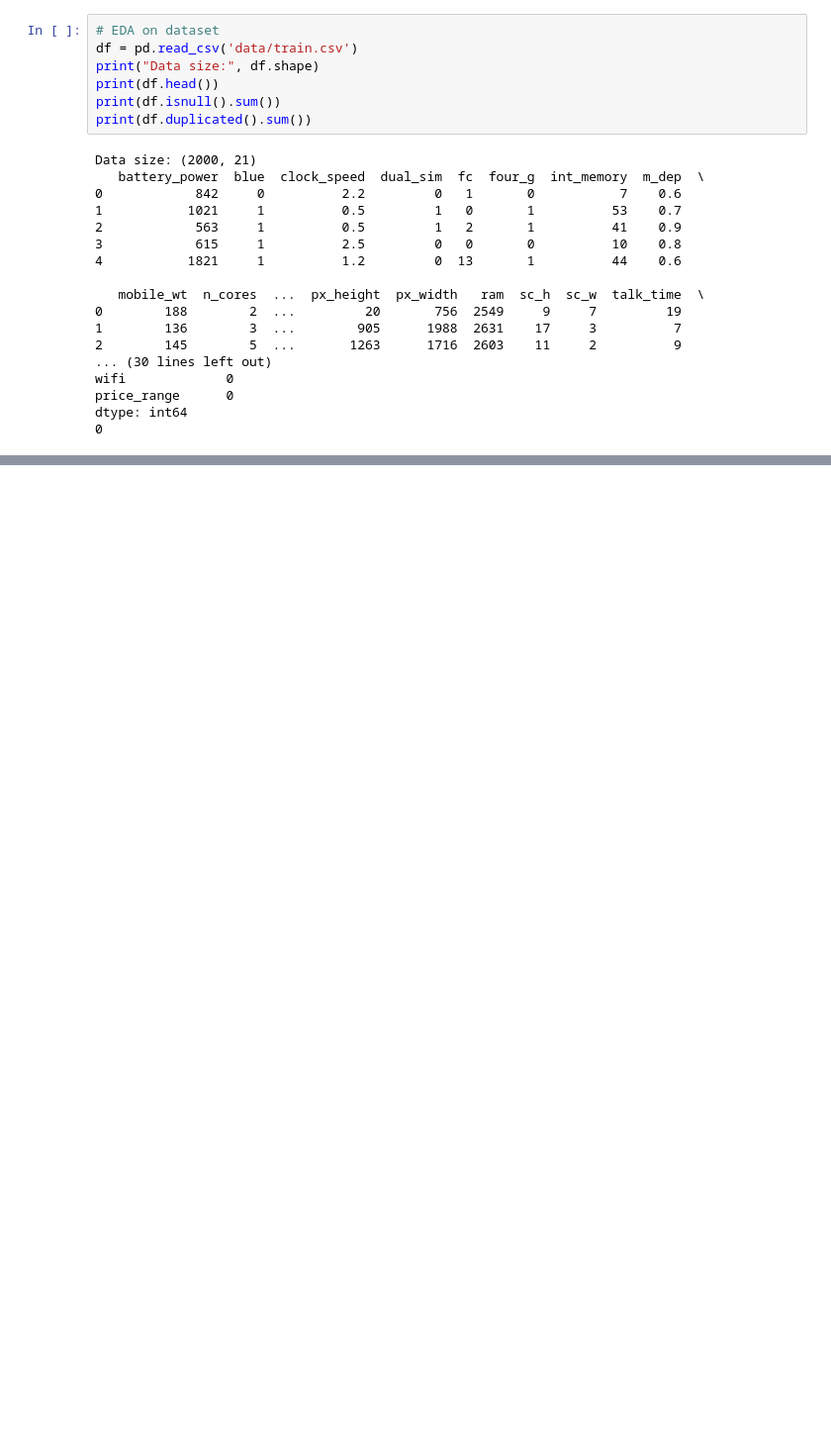
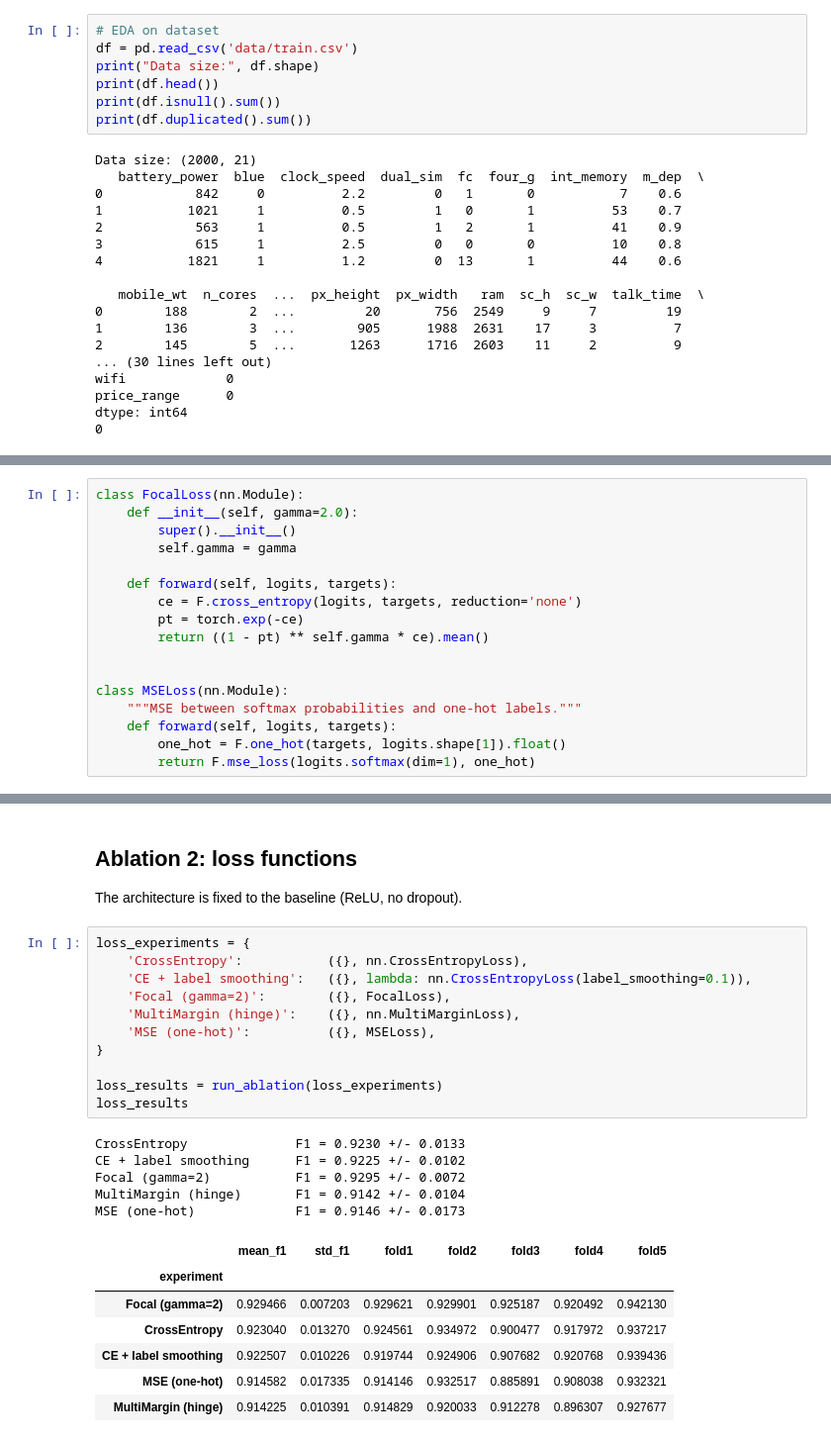
Before and after one commit to yusufimantaka/mobile-price-range-classification, a Jupyter notebook: nn.ipynb, the cells around one changed output, grey strips where cells are left out. Shown at 99% size. Saved outputs shown, nothing was run; the diff lists cells and outputs as text; blank space fills up the shorter version.

```diff
--- a/nn.ipynb
+++ b/nn.ipynb
@@ -73,0 +78,17 @@ class Classifier(nn.Module):
+# %%
+class FocalLoss(nn.Module):
+    def __init__(self, gamma=2.0):
+        super().__init__()
+        self.gamma = gamma
+
+    def forward(self, logits, targets):
+        ce = F.cross_entropy(logits, targets, reduction='none')
+        pt = torch.exp(-ce)
+        return ((1 - pt) ** self.gamma * ce).mean()
+
+
+class MSELoss(nn.Module):
+    """MSE between softmax probabilities and one-hot labels."""
+    def forward(self, logits, targets):
+        one_hot = F.one_hot(targets, logits.shape[1]).float()
+        return F.mse_loss(logits.softmax(dim=1), one_hot)
@@ -73,0 +185,27 @@ class Classifier(nn.Module):
+# %% [markdown]
+## Ablation 2: loss functions
+The architecture is fixed to the baseline (ReLU, no dropout).
+# %%
+loss_experiments = {
+    'CrossEntropy':           ({}, nn.CrossEntropyLoss),
+    'CE + label smoothing':   ({}, lambda: nn.CrossEntropyLoss(label_smoothing=0.1)),
+    'Focal (gamma=2)':        ({}, FocalLoss),
+    'MultiMargin (hinge)':    ({}, nn.MultiMarginLoss),
+    'MSE (one-hot)':          ({}, MSELoss),
+}
+
+loss_results = run_ablation(loss_experiments)
+loss_results
+# %% [output]
+CrossEntropy              F1 = 0.9230 +/- 0.0133
+CE + label smoothing      F1 = 0.9225 +/- 0.0102
+Focal (gamma=2)           F1 = 0.9295 +/- 0.0072
+MultiMargin (hinge)       F1 = 0.9142 +/- 0.0104
+MSE (one-hot)             F1 = 0.9146 +/- 0.0173
+|  | mean_f1 | std_f1 | fold1 | fold2 | fold3 | fold4 | fold5 |
+| experiment |  |  |  |  |  |  |  |
+| Focal (gamma=2) | 0.929466 | 0.007203 | 0.929621 | 0.929901 | 0.925187 | 0.920492 | 0.942130 |
+| CrossEntropy | 0.923040 | 0.013270 | 0.924561 | 0.934972 | 0.900477 | 0.917972 | 0.937217 |
+| CE + label smoothing | 0.922507 | 0.010226 | 0.919744 | 0.924906 | 0.907682 | 0.920768 | 0.939436 |
+| MSE (one-hot) | 0.914582 | 0.017335 | 0.914146 | 0.932517 | 0.885891 | 0.908038 | 0.932321 |
+| MultiMargin (hinge) | 0.914225 | 0.010391 | 0.914829 | 0.920033 | 0.912278 | 0.896307 | 0.927677 |
```
Also changed, not shown: parts of 18 cells of this notebook, 6 other files.
